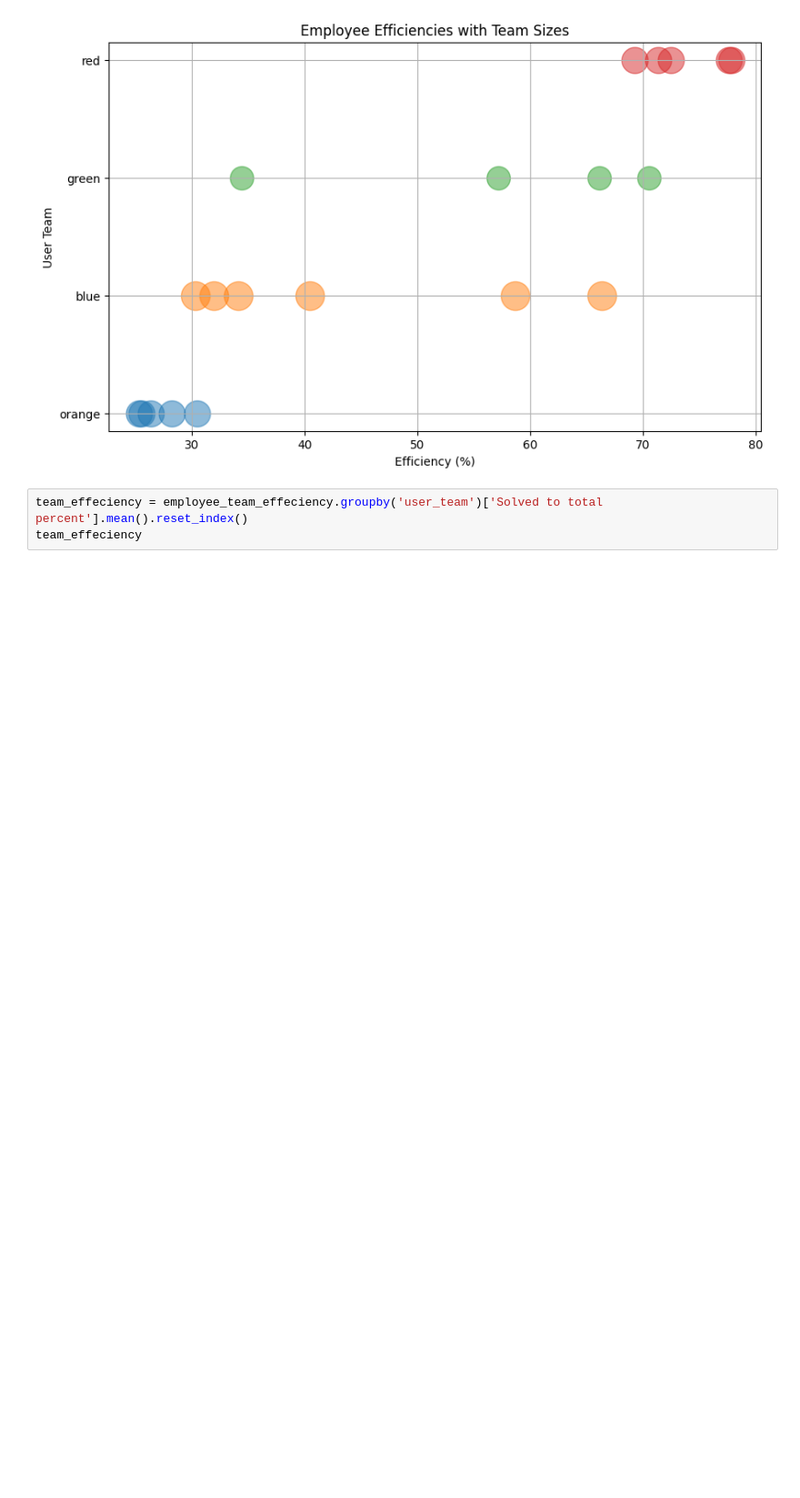
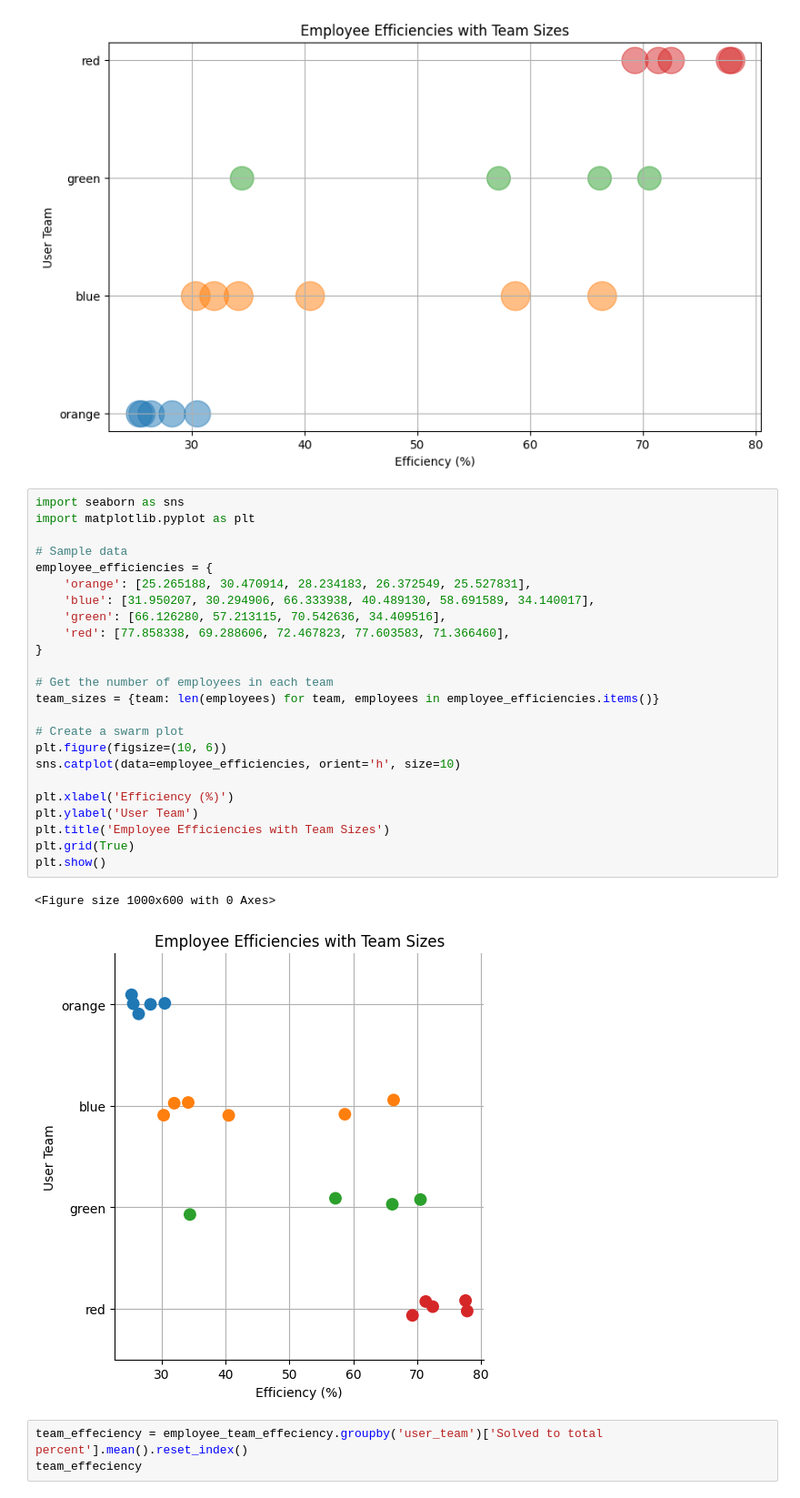
Before and after one commit to hiimani28/DVproject1, a Jupyter notebook: eda.ipynb, the cells around one changed output. Shown at 91% size. Saved outputs shown, nothing was run; the diff lists cells and outputs as text; blank space fills up the shorter version.

Commit message:
Add catplot

```diff
--- a/eda.ipynb
+++ b/eda.ipynb
@@ -495,6 +495,33 @@ plt.grid(True)
 plt.show()
 # %% [output]
 [figure]
+# %%
+import seaborn as sns
+import matplotlib.pyplot as plt
+
+# Sample data
+employee_efficiencies = {
+    'orange': [25.265188, 30.470914, 28.234183, 26.372549, 25.527831],
+    'blue': [31.950207, 30.294906, 66.333938, 40.489130, 58.691589, 34.140017],
+    'green': [66.126280, 57.213115, 70.542636, 34.409516],
+    'red': [77.858338, 69.288606, 72.467823, 77.603583, 71.366460],
+}
+
+# Get the number of employees in each team
+team_sizes = {team: len(employees) for team, employees in employee_efficiencies.items()}
+
+# Create a swarm plot
+plt.figure(figsize=(10, 6))
+sns.catplot(data=employee_efficiencies, orient='h', size=10)
+
+plt.xlabel('Efficiency (%)')
+plt.ylabel('User Team')
+plt.title('Employee Efficiencies with Team Sizes')
+plt.grid(True)
+plt.show()
+# %% [output]
+<Figure size 1000x600 with 0 Axes>
+[figure, added]
 # %%
 team_effeciency = employee_team_effeciency.groupby('user_team')['Solved to total percent'].mean().reset_index()
 team_effeciency
```
